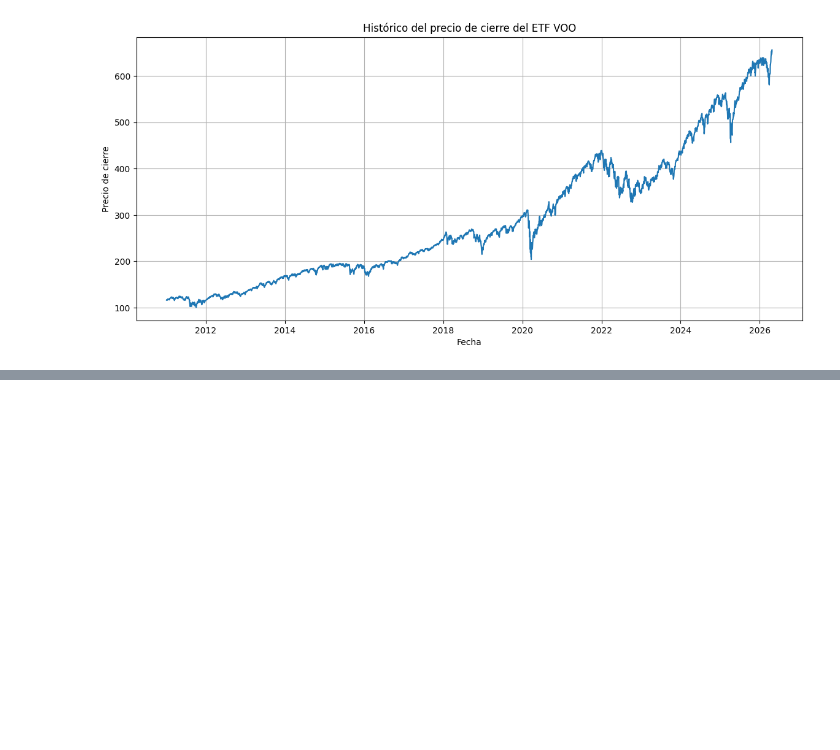
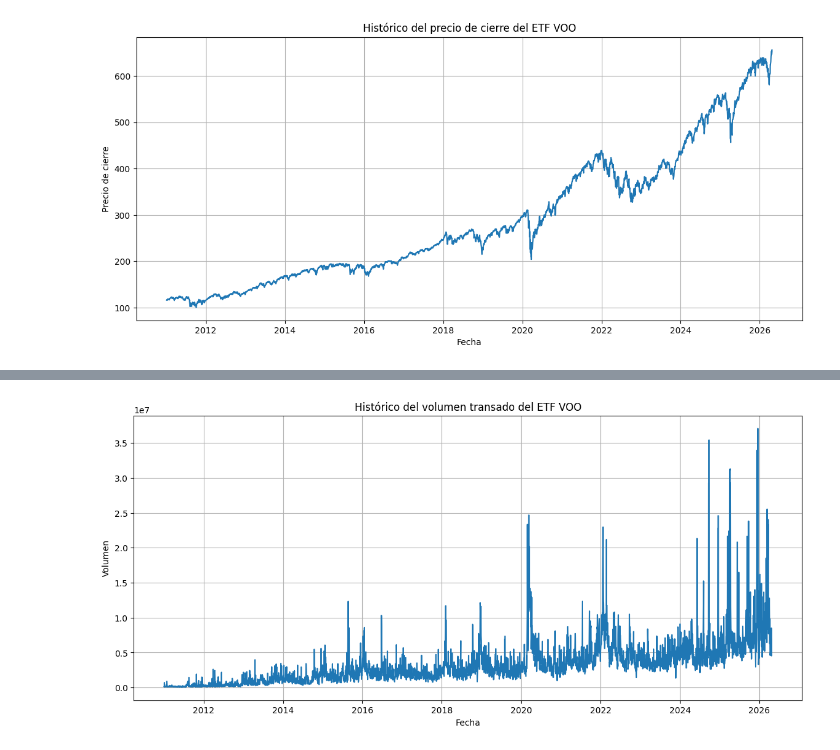
Before and after one commit to OrozcoJacobo/Proyecto_Final_AP, a Jupyter notebook: code/notebooks/modelos.ipynb, the cells around one changed output, grey strips where cells are left out. Drawn from its saved outputs; the diff is of its cells as text; code cells hidden in the pictures; blank space fills up the shorter version.

```diff
--- a/code/notebooks/modelos.ipynb
+++ b/code/notebooks/modelos.ipynb
@@ -384,0 +418,10 @@ plt.show()
+# %%
+plt.figure(figsize=(14, 6))
+plt.plot(datos_voo["fecha"], datos_voo["volumen"])
+plt.title("Histórico del volumen transado del ETF VOO")
+plt.xlabel("Fecha")
+plt.ylabel("Volumen")
+plt.grid(True)
+plt.show()
+# %% [output]
+[figure, added]
```
Also changed, not shown: parts of 12 cells of this notebook.
